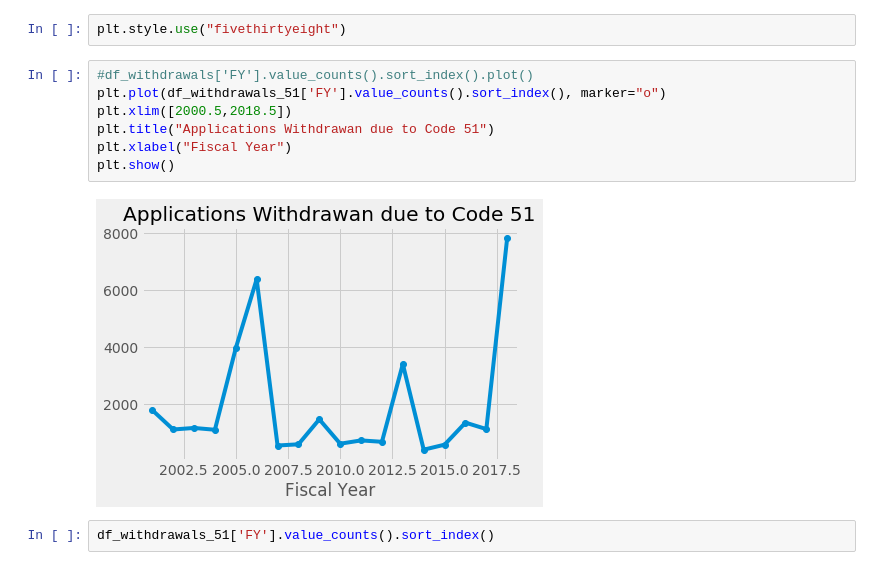
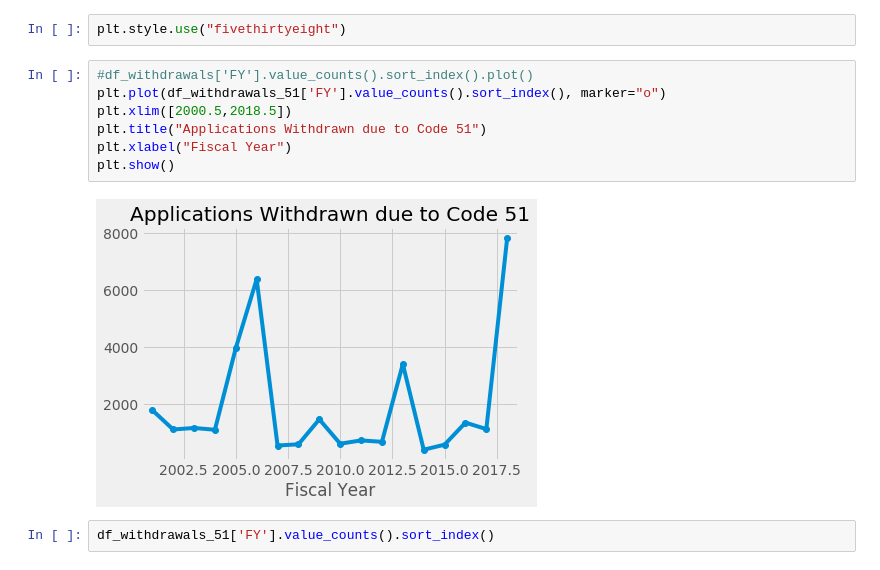
Before and after one commit to PublicI/sba-disaster-loans, a Jupyter notebook: SBA Data Analysis.ipynb, the cells around one changed output. Cells and saved outputs as stored; diff of their text form.

```diff
--- a/SBA Data Analysis.ipynb
+++ b/SBA Data Analysis.ipynb
@@ -484,12 +507,12 @@ plt.style.use("fivethirtyeight")
 # %%
 #df_withdrawals['FY'].value_counts().sort_index().plot()
 plt.plot(df_withdrawals_51['FY'].value_counts().sort_index(), marker="o")
 plt.xlim([2000.5,2018.5])
-plt.title("Applications Withdrawan due to Code 51")
+plt.title("Applications Withdrawn due to Code 51")
 plt.xlabel("Fiscal Year")
 plt.show()
 # %% [output]
-[figure, old version]
+[figure, new version]
 # %%
 df_withdrawals_51['FY'].value_counts().sort_index()
 # %% [output]
```
Also changed, not shown: parts of 6 cells of this notebook, 1 other file.
